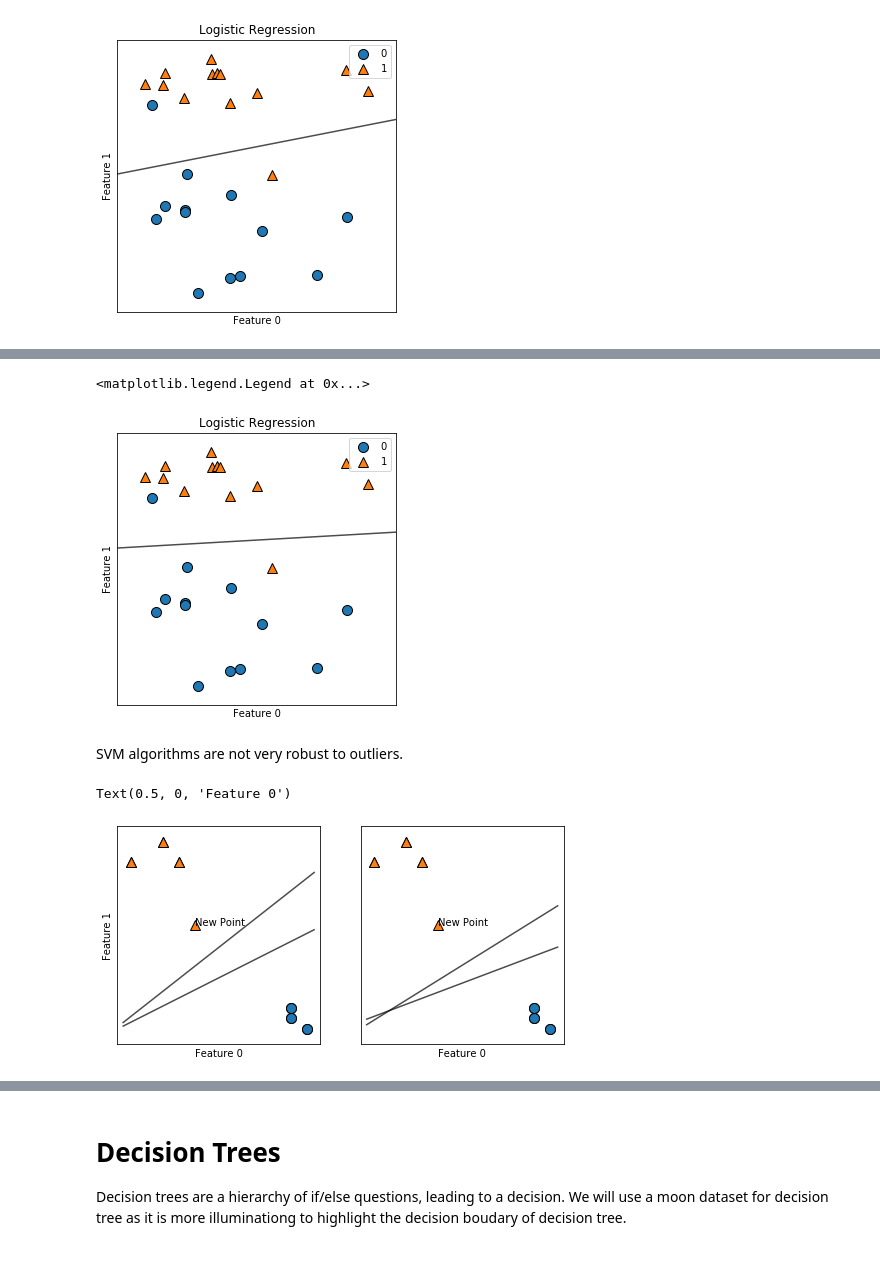
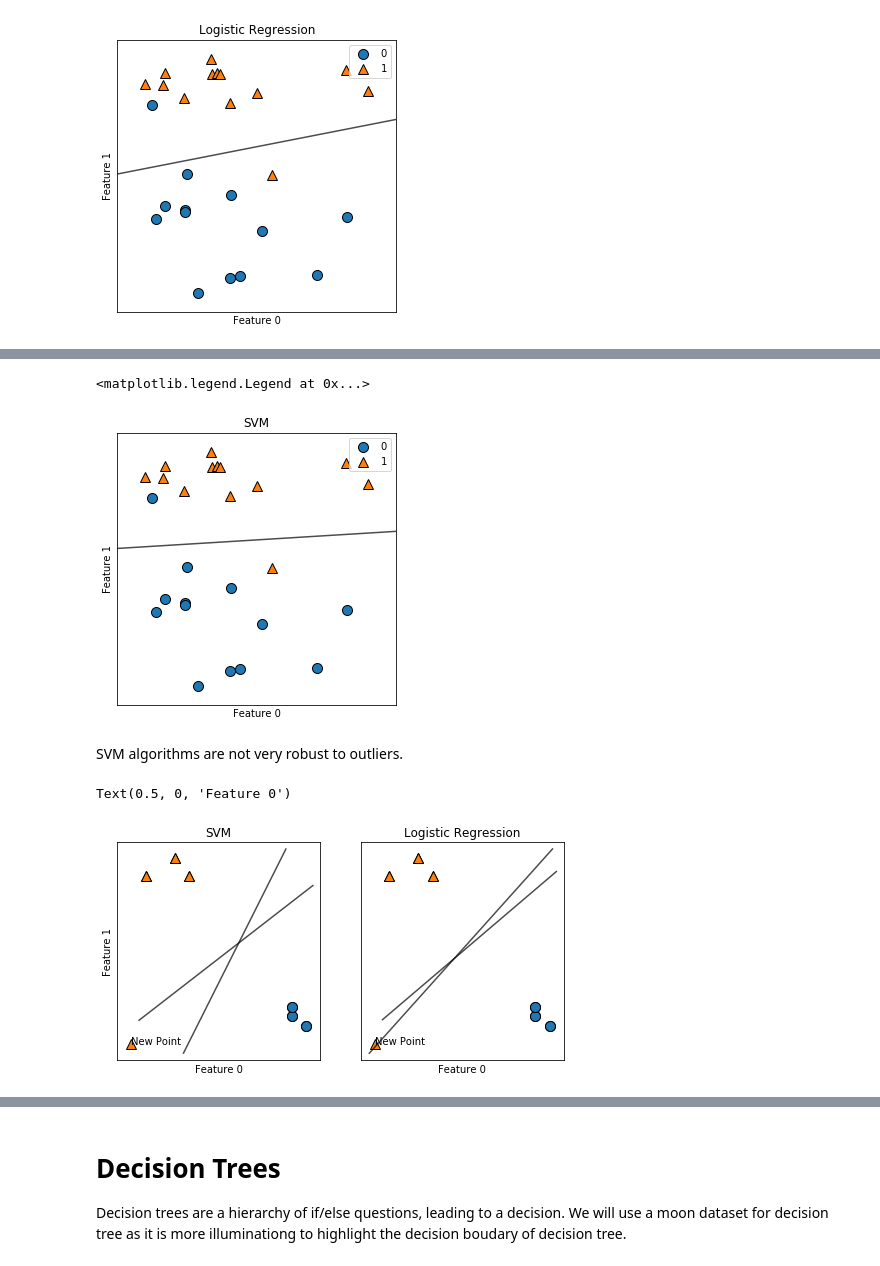
Before and after one commit to usmanr149/Classification-Algorithm, a Jupyter notebook: Classification Algorithms.ipynb, the cells around one changed output, grey strips where cells are left out. Drawn from its saved outputs; the diff is of its cells as text; code cells hidden in the pictures.

```diff
--- a/Classification Algorithms.ipynb
+++ b/Classification Algorithms.ipynb
@@ -112,20 +119,20 @@ clf = model.fit(X, y)
 
 mglearn.plots.plot_2d_separator(clf, X, fill=False, eps=0.5, ax=axes, alpha=.7)
 mglearn.discrete_scatter(X[:, 0], X[:, 1], y, ax=axes)
-axes.set_title("Logistic Regression")
+axes.set_title("SVM")
 axes.set_xlabel("Feature 0")
 axes.set_ylabel("Feature 1")
 axes.legend()
 # %% [output]
 <matplotlib.legend.Legend at 0x...>
-[figure, old version]
+[figure, new version]
 # %% [markdown]
 SVM algorithms are not very robust to outliers.
 # %%
 X_ = np.array([[1,8], [3,9], [4,8], [12,0], [11, 0.5], [11, 1]])
 y_ = np.array([1,1,1,0,0,0])
 
-new_point = [5,5]
+new_point = [0,-1]
 # X_new = np.append(X_, np.array([[1,0]]), axis=0)
 X_new = np.append(X_, np.array([new_point]), axis=0)
 y_new = np.append(y_, np.array([1]))
@@ -134,39 +141,40 @@ fig, axes = plt.subplots(1, 2, figsize=(8, 4))
 
 model = LogisticRegression()
 
-clf = model.fit(X, y)
+clf = model.fit(X_, y_)
 
 mglearn.plots.plot_2d_separator(clf, X_, fill=False, eps=0.5, ax=axes[1], alpha=.7)
 mglearn.discrete_scatter(X_[:, 0], X_[:, 1], y_, ax=axes[1])
 
 clf = model.fit(X_new, y_new)
 
 mglearn.plots.plot_2d_separator(clf, X_new, fill=False, eps=0.5, ax=axes[1], alpha=.7)
 mglearn.discrete_scatter(X_new[:, 0], X_new[:, 1], y_new, ax=axes[1])
+
+axes[1].set_title("Logistic Regression")
 
 axes[1].annotate('New Point', xy=new_point, textcoords='data')
 
 model = LinearSVC()
 
 clf = model.fit(X_, y_)
 
 mglearn.plots.plot_2d_separator(clf, X_, fill=False, eps=0.5, ax=axes[0], alpha=.7)
 mglearn.discrete_scatter(X_[:, 0], X_[:, 1], y_, ax=axes[0])
 
 clf = model.fit(X_new, y_new)
 
 mglearn.plots.plot_2d_separator(clf, X_new, fill=False, eps=0.5, ax=axes[0], alpha=.7)
 mglearn.discrete_scatter(X_new[:, 0], X_new[:, 1], y_new, ax=axes[0])
 
-
-# axes[0].scatter(11, 0, color='Orange', s=200)
+axes[0].set_title("SVM")
 
 axes[0].annotate('New Point', xy=new_point, textcoords='data')
 
 
 axes[0].set_xlabel("Feature 0")
 axes[0].set_ylabel("Feature 1")
 axes[1].set_xlabel("Feature 0")
 # %% [output]
 Text(0.5, 0, 'Feature 0')
-[figure, old version]
+[figure, new version]
```
Also changed, not shown: parts of 13 cells of this notebook, 2 other files.
